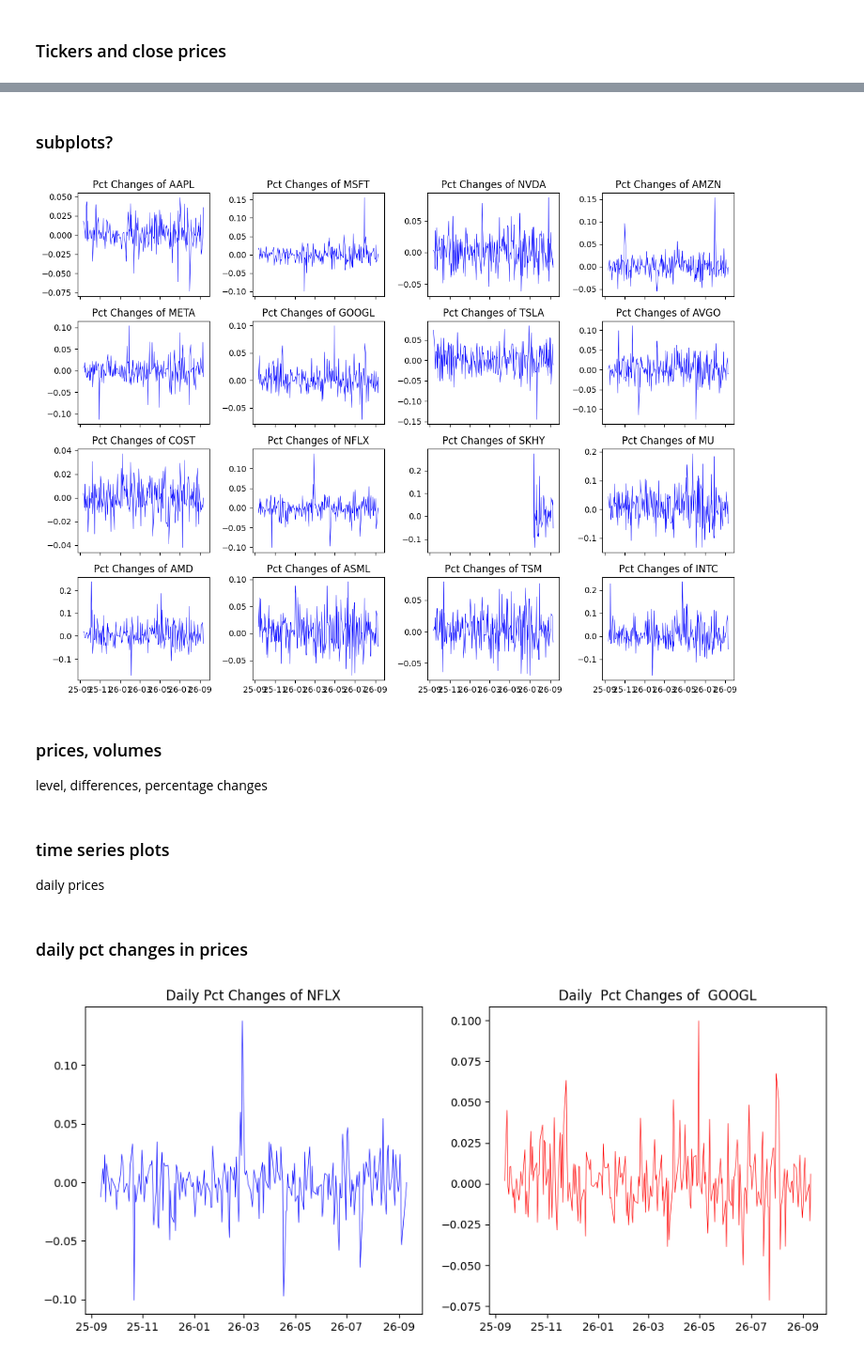
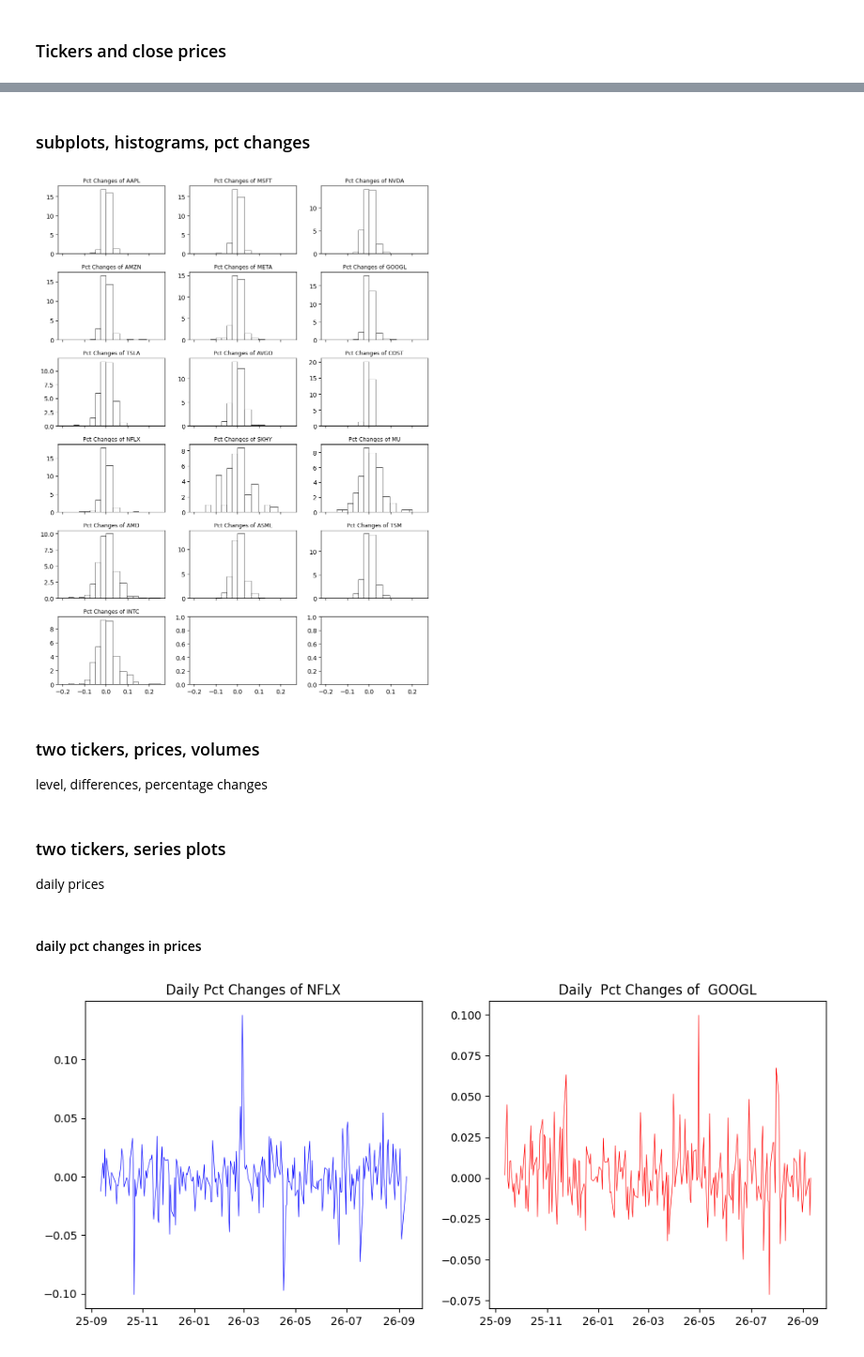
Before and after one commit to bahn28/salad, a Jupyter notebook: az_nyse_001.ipynb, the cells around one changed output, grey strips where cells are left out. Shown at 94% size. Cells and saved outputs as stored; diff of their text form; code cells hidden in the pictures.

```diff
--- a/az_nyse_001.ipynb
+++ b/az_nyse_001.ipynb
@@ -128,0 +131,20 @@ memory usage: 158.8 KB
+# %%
+# NYSE daily stock prices and trading volumes
+# 변수로 받는 방법.
+yymmdd = df_dat.index   # 자료를 불러올 때, 자동으로 기준 인덱스로 설정된다고 함.
+yymmdd = pd.to_datetime( yymmdd )
+
+n_plot = len(tickers)
+sub_c = 3
+sub_r = int(np.ceil(n_plot/sub_c))
+
+fig, axes = plt.subplots(sub_r, sub_c, figsize=(sub_c*3, sub_r*2), sharex=True)
+
+for ax, ticker in zip(axes.flat, tickers) :
+  ax.plot(yymmdd, df_dat_cls[ticker].pct_change(), color='blue', linewidth=0.5)  # 여기 ticker는 이미 "AAPL"처럼 인식, 앞에서.
+  ax.set_title(f" Pct Changes of {ticker} ", fontsize=9)
+#  ax.set_title(f" Closing Prices of {ticker} ")
+  ax.xaxis.set_major_locator(mdates.MonthLocator(interval=2))
+  ax.xaxis.set_major_formatter(mdates.DateFormatter('%y-%m'))
+plt.tight_layout()
+plt.show()
@@ -129,28 +153,33 @@ memory usage: 158.8 KB
 # %% [markdown]
-### subplots?
+### subplots, histograms, pct changes
 # %%
 # NYSE daily stock prices and trading volumes
 # 변수로 받는 방법.
-yymmdd = df_dat.index   # 자료를 불러올 때, 자동으로 기준 인덱스로 설정된다고 함.
-yymmdd = pd.to_datetime( yymmdd )
+#yymmdd = df_dat.index   # 자료를 불러올 때, 자동으로 기준 인덱스로 설정된다고 함.
+#yymmdd = pd.to_datetime( yymmdd )
 
 n_plot = len(tickers)
+sub_c = 3
+sub_r = int(np.ceil(n_plot/sub_c))
+b_class = [-0.2, -0.175, -0.15, -0.125, -0.1, -0.075, -0.05,-0.025, 0.0, 0.03125, 0.0625, 0.095, 0.125, 0.15, 0.1875, 0.2, 0.25]
 
-#print(n_plot
-fig, axes = plt.subplots(4, 4, figsize=(12, 9), sharex=True)
-
+fig, axes = plt.subplots(sub_r, sub_c, figsize=(sub_c*3, sub_r*2), sharex=True)
 for ax, ticker in zip(axes.flat, tickers) :
-  ax.plot(yymmdd, df_dat_cls[ticker].pct_change(), color='blue', linewidth=0.5)
-  ax.set_title(f" Pct Changes of {ticker} ")
-#  ax.set_title(f" Closing Prices of {ticker} ")
-  ax.xaxis.set_major_locator(mdates.MonthLocator(interval=2))
-  ax.xaxis.set_major_formatter(mdates.DateFormatter('%y-%m'))
+  ax.hist(df_dat_cls[ticker].pct_change(), # 여기 ticker는 이미 "AAPL"처럼 인식, 앞에서.
+          color='blue',
+          linewidth=0.5,
+          bins = b_class,       # 11처럼 갯수로 지정, 혹은 계급 구간 제시,
+          facecolor='None',
+          edgecolor='black',
+          density=True
+          )
+  ax.set_title(f" Pct Changes of {ticker} ", fontsize=9)
 plt.tight_layout()
 plt.show()
 # %% [output]
-[figure, old version]
+[figure, new version]
 # %% [markdown]
-### prices, volumes
+### two tickers, prices, volumes
 level, differences, percentage changes
 # %%
 # NYSE daily stock prices and trading volumes
@@ -162,8 +191,8 @@ stck_prc_1= df_dat_cls['NFLX']
 stck_prc_2 = df_dat_cls['GOOGL']
 #stck_prc_pct = stck_prc.pct_change()
 # %% [markdown]
-### time series plots
+### two tickers, series plots
 daily prices
 # %% [markdown]
-### daily pct changes in prices
+#### daily pct changes in prices
 # %%
```
Also changed, not shown: parts of 7 cells of this notebook.
